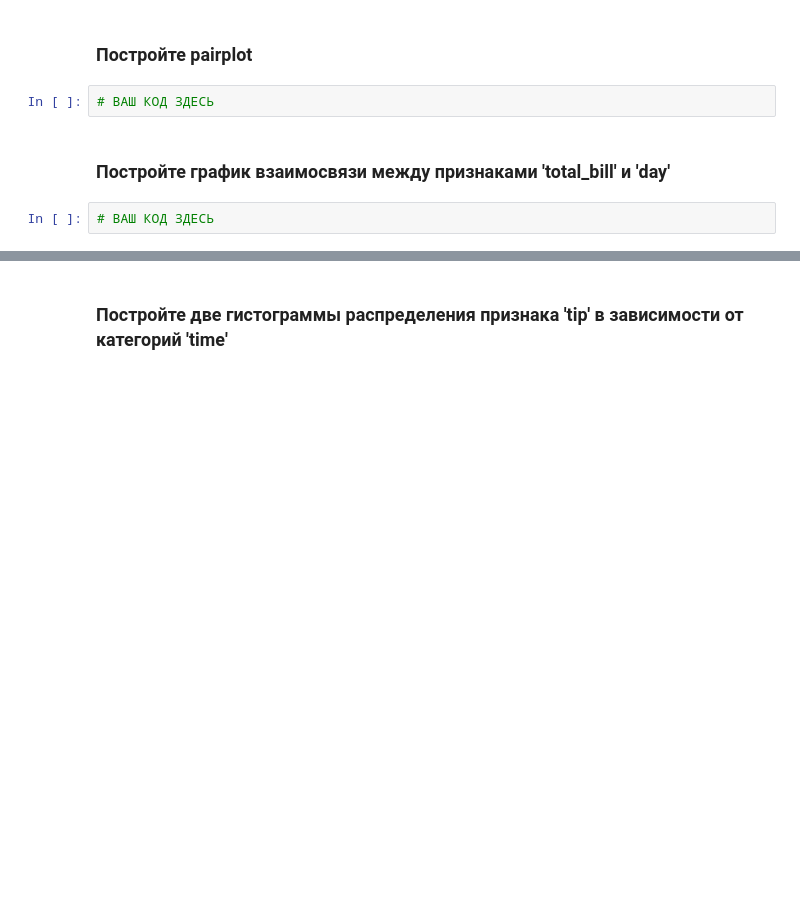
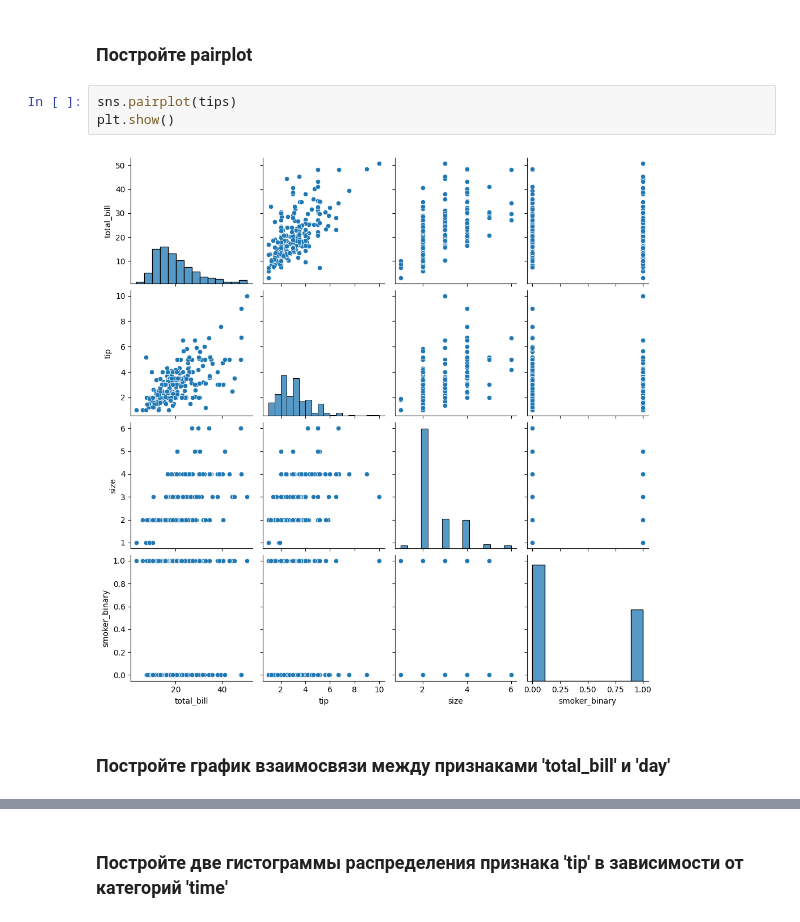
Before and after one commit to yulllss/ML-Basic, a Jupyter notebook: homework_07/homework_07.ipynb, the cells around one changed output, grey strips where cells are left out. Cells and saved outputs as stored; diff of their text form; blank space fills up the shorter version.

```diff
--- a/homework_07/homework_07.ipynb
+++ b/homework_07/homework_07.ipynb
@@ -291,8 +306,9 @@ tips.iloc[80:100]
 # %% [markdown]
 ### Постройте pairplot
-# %%
-# ВАШ КОД ЗДЕСЬ
+# %%
+sns.pairplot(tips)
+plt.show()
+# %% [output]
+[figure, added]
 # %% [markdown]
 ### Постройте график взаимосвязи между признаками 'total_bill' и 'day'
-# %%
-# ВАШ КОД ЗДЕСЬ
```
Also changed, not shown: parts of 10 cells of this notebook.
